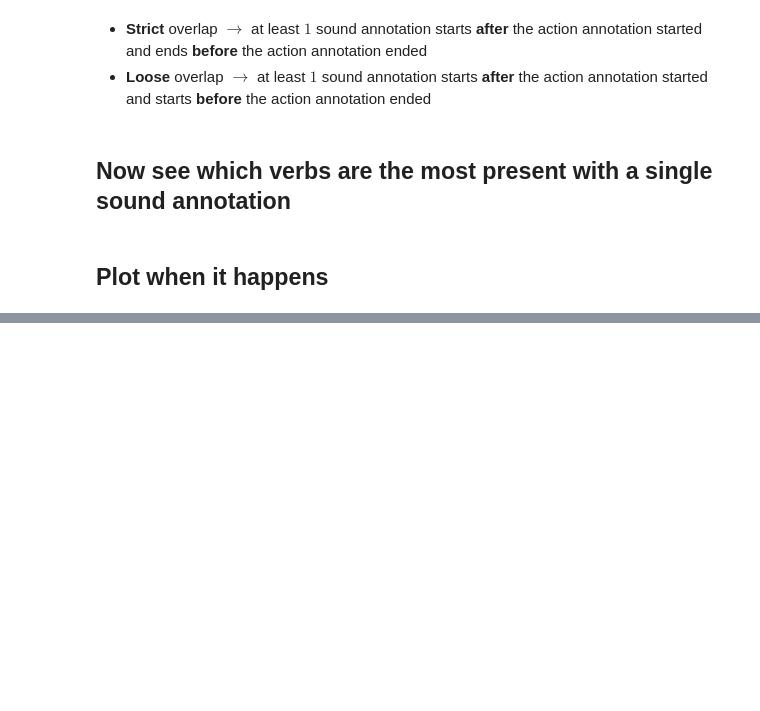
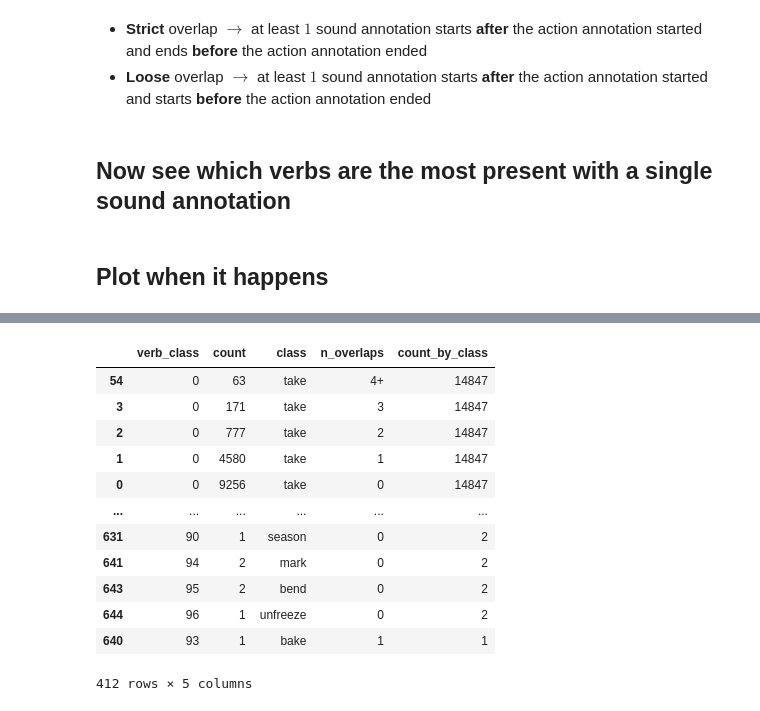
Before and after one commit to ClementSicard/auditory-slow-fast, a Jupyter notebook: notebooks/data-curation-2.ipynb, the cells around one changed output, grey strips where cells are left out. Cells and saved outputs as stored; diff of their text form; code cells hidden in the pictures; blank space fills up the shorter version.

```diff
--- a/notebooks/data-curation-2.ipynb
+++ b/notebooks/data-curation-2.ipynb
@@ -433,0 +547,44 @@ for class_ in detailed_overlaps.class_id.unique():
+# %%
+a_df = train_overlaps[["verb_class", "n_overlap_loose", "participant_id"]].groupby(
+    by=["verb_class", "n_overlap_loose"]
+).count().reset_index(allow_duplicates=False).rename(
+    {"participant_id": "count"},
+    axis=1,
+).query("n_overlap_loose < 10")
+
+a_df["class"] = a_df["verb_class"].apply(lambda x: verbs_df.loc[x, "key"])
+
+a_df["n_overlap_loose"] = a_df["n_overlap_loose"].astype(int)
+lower_than_4 = a_df[a_df["n_overlap_loose"] < 4].copy()
+larger_than_4 = a_df[a_df["n_overlap_loose"] >= 4].copy()
+
+
+larger_than_4.groupby(["class"]).sum()
+
+larger_than_4["n_overlaps"] = "4+"
+lower_than_4["n_overlaps"] = lower_than_4["n_overlap_loose"]
+
+lower_than_4
+larger_than_4.reset_index(drop=True, inplace=True)
+larger_than_4 = larger_than_4.groupby(["class", "verb_class", "n_overlaps"]).sum().reset_index()
+larger_than_4
+a_df = pd.concat([lower_than_4, larger_than_4]).drop(["n_overlap_loose"], axis=1)
+a_df
+
+a_df["count_by_class"] = a_df["count"].groupby(a_df["class"]).transform("sum")
+a_df = a_df.sort_values(by=["count_by_class", "n_overlaps"], ascending=False)
+a_df
+# %% [output]
+|  | verb_class | count | class | n_overlaps | count_by_class |
+| 54 | 0 | 63 | take | 4+ | 14847 |
+| 3 | 0 | 171 | take | 3 | 14847 |
+| 2 | 0 | 777 | take | 2 | 14847 |
+| 1 | 0 | 4580 | take | 1 | 14847 |
+| 0 | 0 | 9256 | take | 0 | 14847 |
+| ... | ... | ... | ... | ... | ... |
+| 631 | 90 | 1 | season | 0 | 2 |
+| 641 | 94 | 2 | mark | 0 | 2 |
+| 643 | 95 | 2 | bend | 0 | 2 |
+| 644 | 96 | 1 | unfreeze | 0 | 2 |
+| 640 | 93 | 1 | bake | 1 | 1 |
+412 rows × 5 columns
```
Also changed, not shown: parts of 14 cells of this notebook.
